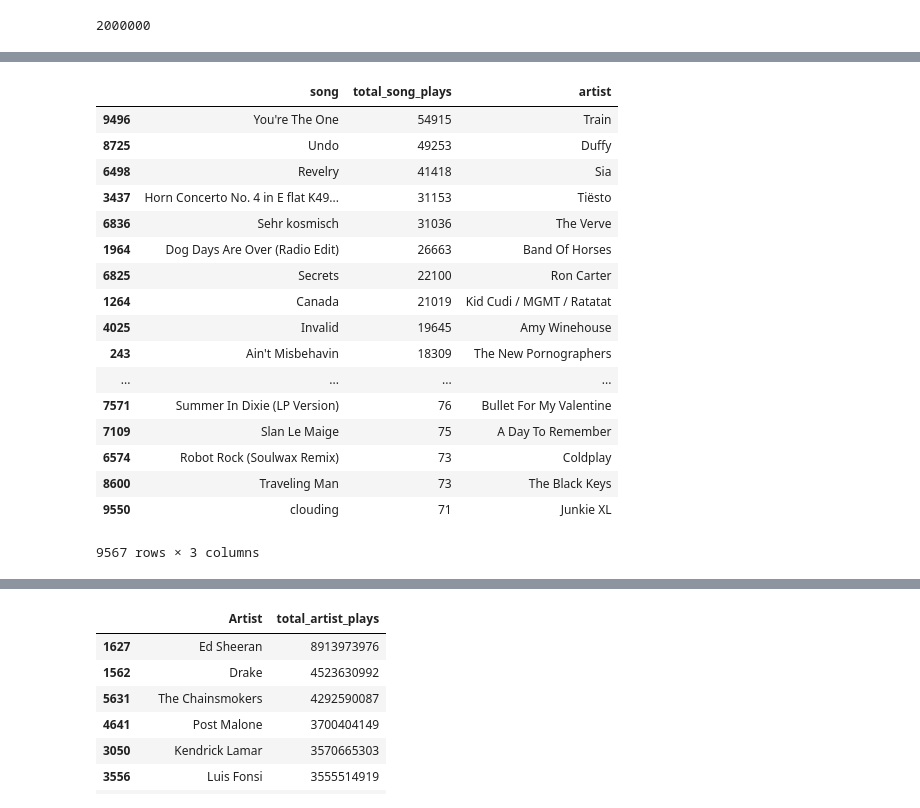
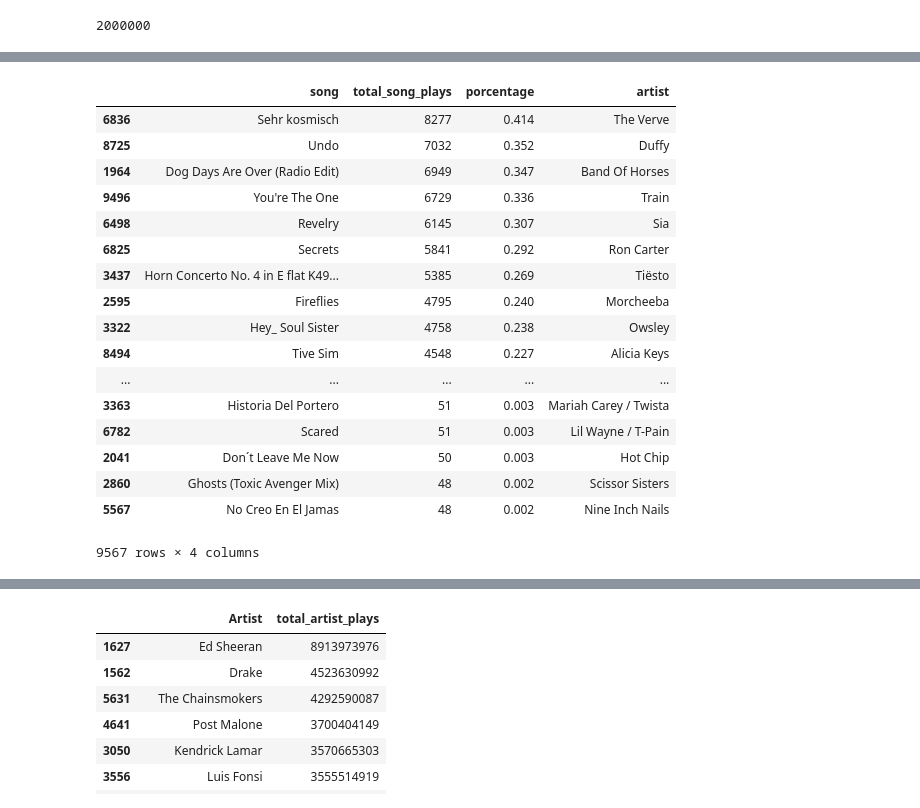
Before and after one commit to AlejandraG01/RS-init, a Jupyter notebook: my-MusicRS/mymusic_RS.ipynb, the cells around one changed output, grey strips where cells are left out. Drawn from its saved outputs; the diff is of its cells as text; code cells hidden in the pictures.

```diff
--- a/my-MusicRS/mymusic_RS.ipynb
+++ b/my-MusicRS/mymusic_RS.ipynb
@@ -65,33 +85,33 @@ len(song_df)
 # %%
 song_play =(song_df.
-            groupby(by=["title"])["listen_count"].
-            sum().
+            groupby("title")["listen_count"].
+            count().
             reset_index().
             rename(columns = {'listen_count': 'total_song_plays', 'title': 'song'})
             [['song', 'total_song_plays']]
             )
 grouped_sum = song_play['total_song_plays'].sum()
-song_play["porcentage"] = song_play["total_song_play"]
+song_play["porcentage"] = song_play["total_song_plays"].div(grouped_sum)*100
 
 song_play['artist'] = song_df["artist_name"]
 
-song_play.sort_values(by=['total_song_plays'], ascending =  False)
+song_play.sort_values(by=['total_song_plays','song'], ascending = [0,1])
 # %% [output]
-|  | song | total_song_plays | artist |
-| 9496 | You're The One | 54915 | Train |
-| 8725 | Undo | 49253 | Duffy |
-| 6498 | Revelry | 41418 | Sia |
-| 3437 | Horn Concerto No. 4 in E flat K49... | 31153 | Tiësto |
-| 6836 | Sehr kosmisch | 31036 | The Verve |
-| 1964 | Dog Days Are Over (Radio Edit) | 26663 | Band Of Horses |
-| 6825 | Secrets | 22100 | Ron Carter |
-| 1264 | Canada | 21019 | Kid Cudi / MGMT / Ratatat |
-| 4025 | Invalid | 19645 | Amy Winehouse |
-| 243 | Ain't Misbehavin | 18309 | The New Pornographers |
-| ... | ... | ... | ... |
-| 7571 | Summer In Dixie (LP Version) | 76 | Bullet For My Valentine |
-| 7109 | Slan Le Maige | 75 | A Day To Remember |
-| 6574 | Robot Rock (Soulwax Remix) | 73 | Coldplay |
-| 8600 | Traveling Man | 73 | The Black Keys |
-| 9550 | clouding | 71 | Junkie XL |
+|  | song | total_song_plays | porcentage | artist |
+| 6836 | Sehr kosmisch | 8277 | 0.414 | The Verve |
+| 8725 | Undo | 7032 | 0.352 | Duffy |
+| 1964 | Dog Days Are Over (Radio Edit) | 6949 | 0.347 | Band Of Horses |
+| 9496 | You're The One | 6729 | 0.336 | Train |
+| 6498 | Revelry | 6145 | 0.307 | Sia |
+| 6825 | Secrets | 5841 | 0.292 | Ron Carter |
+| 3437 | Horn Concerto No. 4 in E flat K49... | 5385 | 0.269 | Tiësto |
+| 2595 | Fireflies | 4795 | 0.240 | Morcheeba |
+| 3322 | Hey_ Soul Sister | 4758 | 0.238 | Owsley |
+| 8494 | Tive Sim | 4548 | 0.227 | Alicia Keys |
+| ... | ... | ... | ... | ... |
+| 3363 | Historia Del Portero | 51 | 0.003 | Mariah Carey / Twista |
+| 6782 | Scared | 51 | 0.003 | Lil Wayne / T-Pain |
+| 2041 | Don´t Leave Me Now | 50 | 0.003 | Hot Chip |
+| 2860 | Ghosts (Toxic Avenger Mix) | 48 | 0.002 | Scissor Sisters |
+| 5567 | No Creo En El Jamas | 48 | 0.002 | Nine Inch Nails |
-9567 rows × 3 columns
+9567 rows × 4 columns
```
Also changed, not shown: parts of 3 cells of this notebook.
